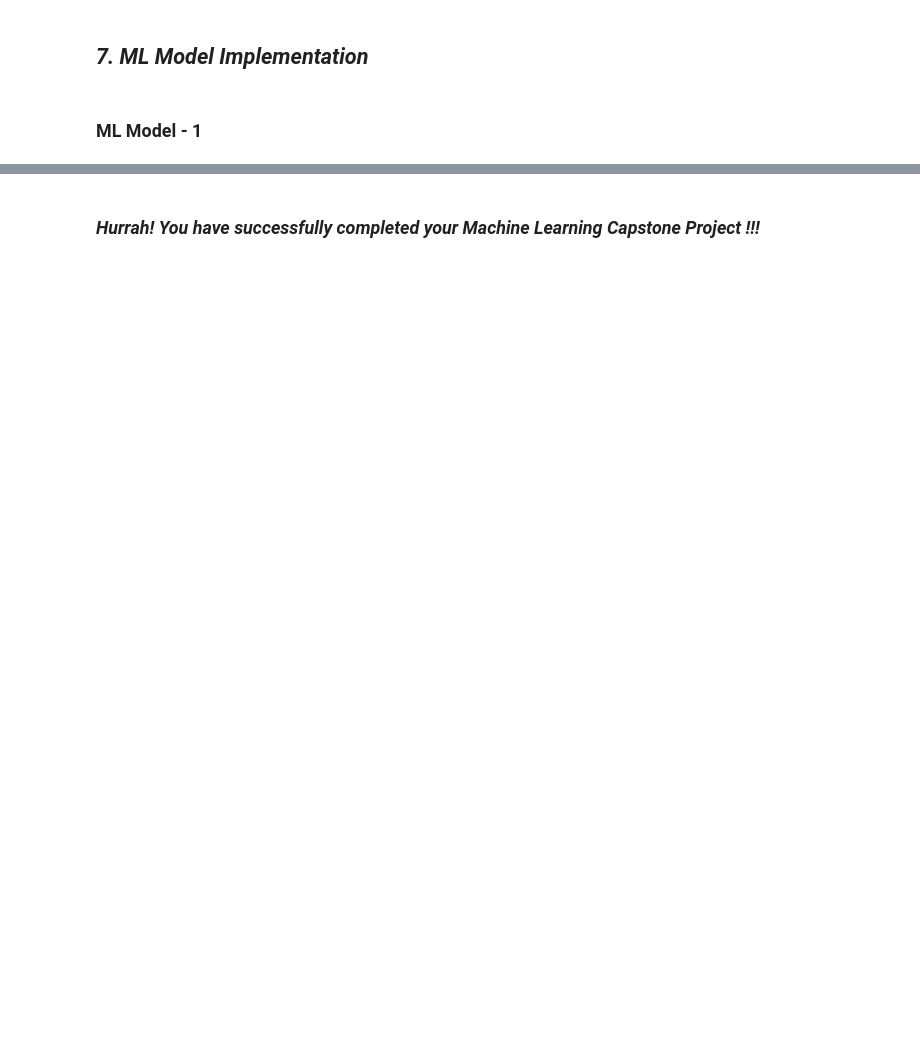
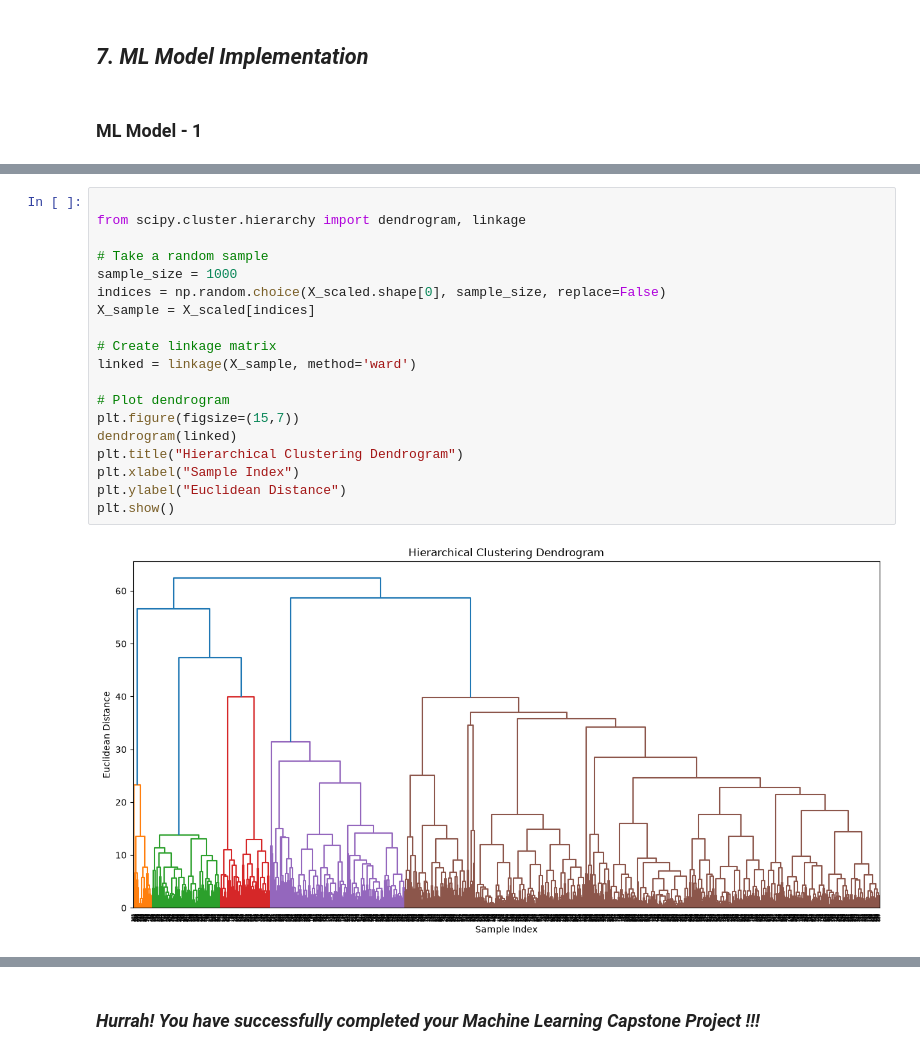
Before and after one commit to Krishna-matic/Machine_Learning_Projects, a Jupyter notebook: 04_Los_Angeles_Airbnb_Listings_Clustering/Clustering_ML_Project.ipynb, the cells around one changed output, grey strips where cells are left out. Cells and saved outputs as stored; diff of their text form; blank space fills up the shorter version.

```diff
--- a/04_Los_Angeles_Airbnb_Listings_Clustering/Clustering_ML_Project.ipynb
+++ b/04_Los_Angeles_Airbnb_Listings_Clustering/Clustering_ML_Project.ipynb
@@ -1180,0 +1189,21 @@ Write the conclusion here.
+# %%
+
+from scipy.cluster.hierarchy import dendrogram, linkage
+
+# Take a random sample
+sample_size = 1000
+indices = np.random.choice(X_scaled.shape[0], sample_size, replace=False)
+X_sample = X_scaled[indices]
+
+# Create linkage matrix
+linked = linkage(X_sample, method='ward')
+
+# Plot dendrogram
+plt.figure(figsize=(15,7))
+dendrogram(linked)
+plt.title("Hierarchical Clustering Dendrogram")
+plt.xlabel("Sample Index")
+plt.ylabel("Euclidean Distance")
+plt.show()
+# %% [output]
+[figure, added]
```
Also changed, not shown: parts of 111 cells of this notebook.
